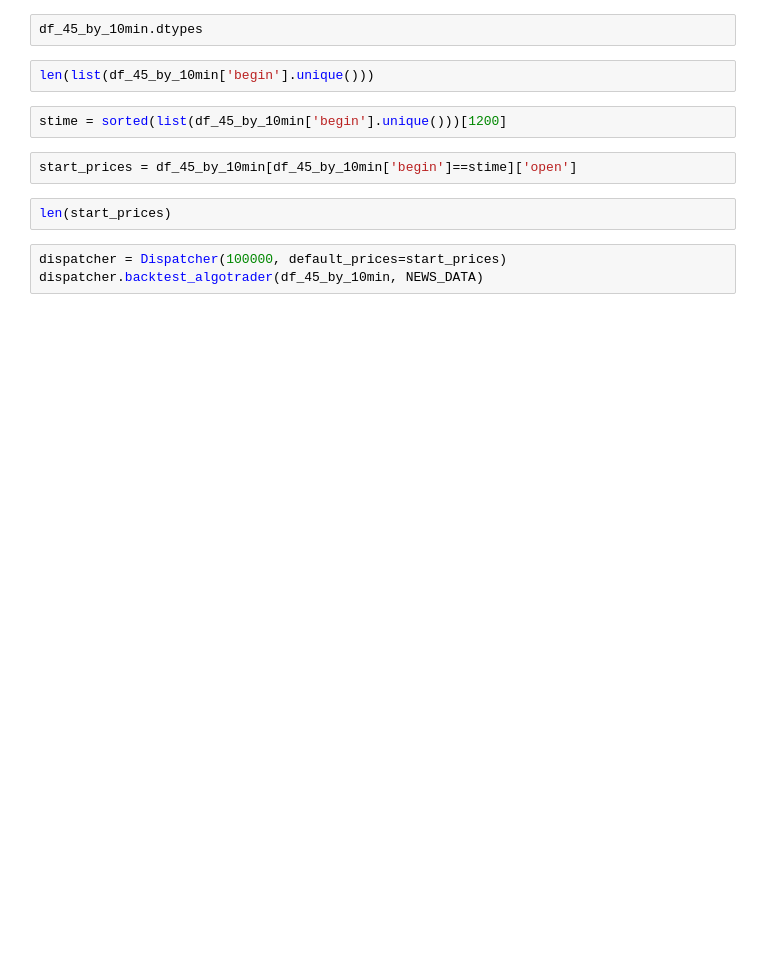
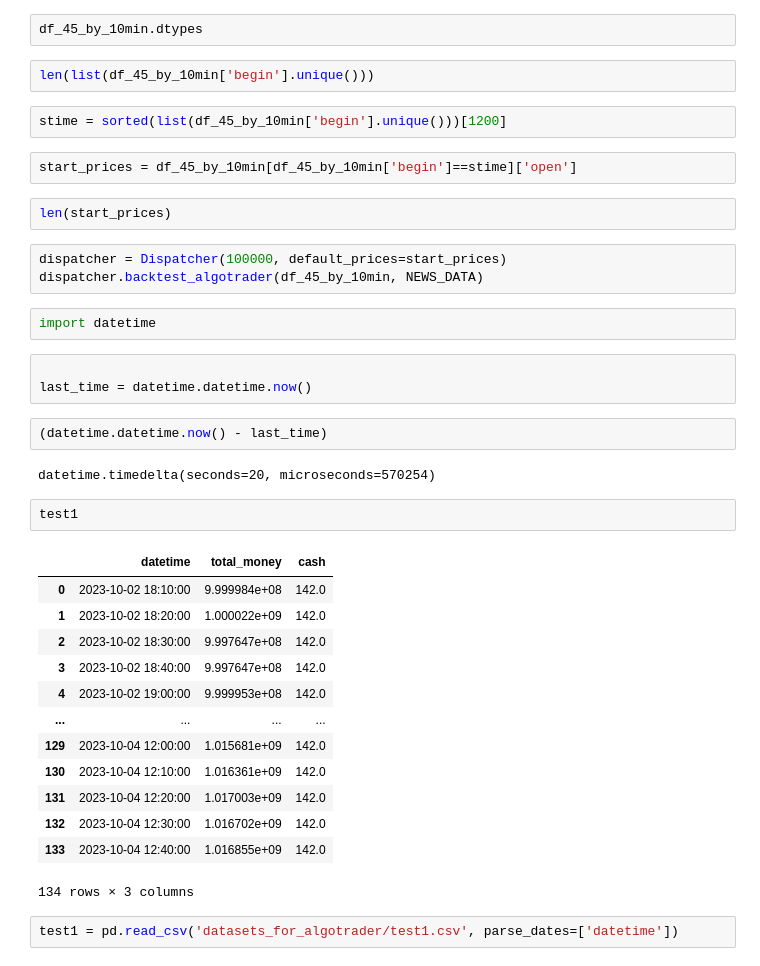
Before and after one commit to magnatm/algo-NeoQuantXperience, a Jupyter notebook: algo_neoquantxperience/test_algotrader.ipynb, the cells around one changed output. Cells and saved outputs as stored; diff of their text form; blank space fills up the shorter version.

```diff
--- a/algo_neoquantxperience/test_algotrader.ipynb
+++ b/algo_neoquantxperience/test_algotrader.ipynb
@@ -30,3 +34,30 @@ len(start_prices)
 # %%
 dispatcher = Dispatcher(100000, default_prices=start_prices)
 dispatcher.backtest_algotrader(df_45_by_10min, NEWS_DATA)
+# %%
+import datetime
+# %%
+
+last_time = datetime.datetime.now()
+# %%
+(datetime.datetime.now() - last_time)
+# %% [output]
+datetime.timedelta(seconds=20, microseconds=570254)
+# %%
+test1
+# %% [output]
+|  | datetime | total_money | cash |
+| 0 | 2023-10-02 18:10:00 | 9.999984e+08 | 142.0 |
+| 1 | 2023-10-02 18:20:00 | 1.000022e+09 | 142.0 |
+| 2 | 2023-10-02 18:30:00 | 9.997647e+08 | 142.0 |
+| 3 | 2023-10-02 18:40:00 | 9.997647e+08 | 142.0 |
+| 4 | 2023-10-02 19:00:00 | 9.999953e+08 | 142.0 |
+| ... | ... | ... | ... |
+| 129 | 2023-10-04 12:00:00 | 1.015681e+09 | 142.0 |
+| 130 | 2023-10-04 12:10:00 | 1.016361e+09 | 142.0 |
+| 131 | 2023-10-04 12:20:00 | 1.017003e+09 | 142.0 |
+| 132 | 2023-10-04 12:30:00 | 1.016702e+09 | 142.0 |
+| 133 | 2023-10-04 12:40:00 | 1.016855e+09 | 142.0 |
+134 rows × 3 columns
+# %%
+test1 = pd.read_csv('datasets_for_algotrader/test1.csv', parse_dates=['datetime'])
```
Also changed, not shown: parts of 16 cells of this notebook, 7 other files.
